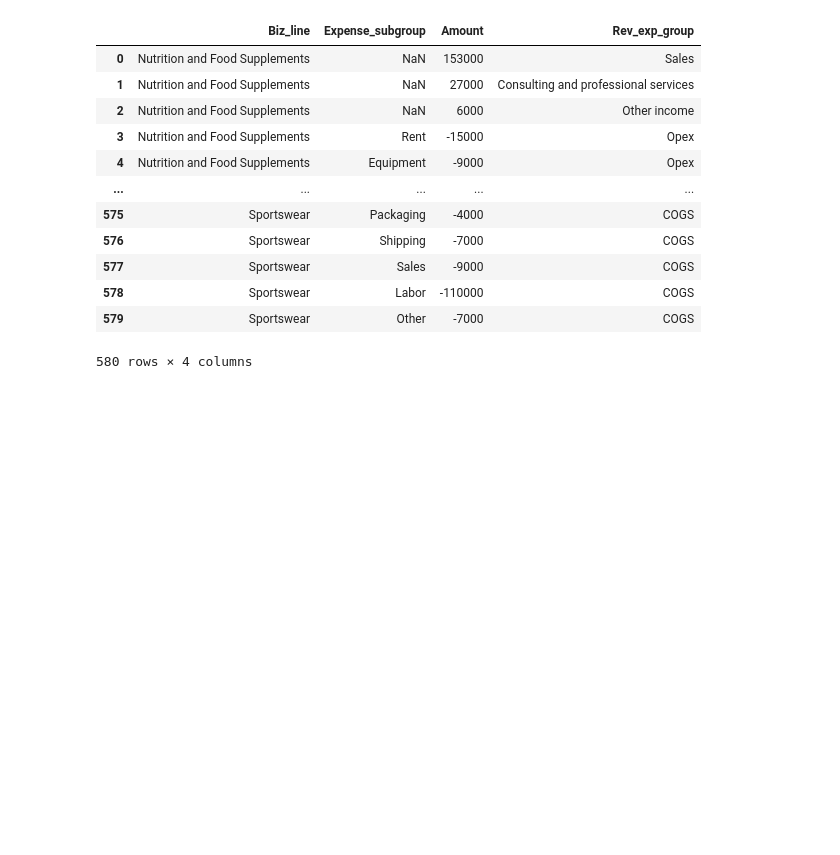
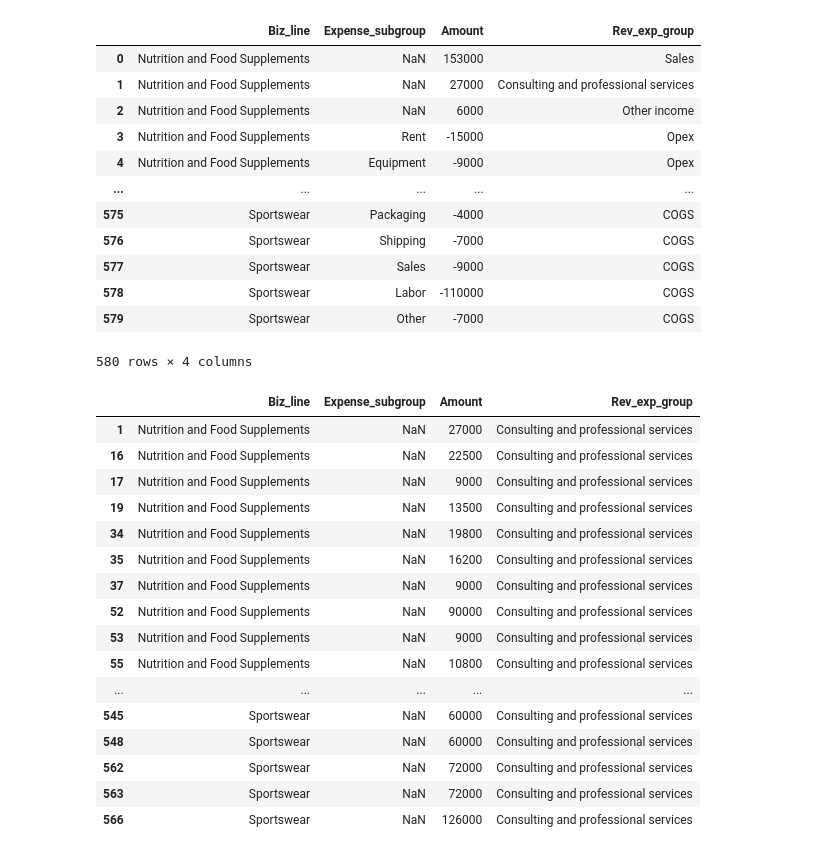
Before and after one commit to djibril968/Python_projects, a Jupyter notebook: Onyx_Financial_Analysis.ipynb, the cells around one changed output. Drawn from its saved outputs; the diff is of its cells as text; code cells hidden in the pictures; blank space fills up the shorter version.

```diff
--- a/Onyx_Financial_Analysis.ipynb
+++ b/Onyx_Financial_Analysis.ipynb
@@ -210,3 +210,23 @@ Fin_data[['Biz_line', 'Expense_subgroup', 'Amount', 'Rev_exp_group']]
 | 578 | Sportswear | Labor | -110000 | COGS |
 | 579 | Sportswear | Other | -7000 | COGS |
 580 rows × 4 columns
+# %%
+Fin_data.loc[Fin_data['Rev_exp_group'] == 'Consulting and professional services',['Biz_line', 'Expense_subgroup', 'Amount', 'Rev_exp_group']]
+# %% [output]
+|  | Biz_line | Expense_subgroup | Amount | Rev_exp_group |
+| 1 | Nutrition and Food Supplements | NaN | 27000 | Consulting and professional services |
+| 16 | Nutrition and Food Supplements | NaN | 22500 | Consulting and professional services |
+| 17 | Nutrition and Food Supplements | NaN | 9000 | Consulting and professional services |
+| 19 | Nutrition and Food Supplements | NaN | 13500 | Consulting and professional services |
+| 34 | Nutrition and Food Supplements | NaN | 19800 | Consulting and professional services |
+| 35 | Nutrition and Food Supplements | NaN | 16200 | Consulting and professional services |
+| 37 | Nutrition and Food Supplements | NaN | 9000 | Consulting and professional services |
+| 52 | Nutrition and Food Supplements | NaN | 90000 | Consulting and professional services |
+| 53 | Nutrition and Food Supplements | NaN | 9000 | Consulting and professional services |
+| 55 | Nutrition and Food Supplements | NaN | 10800 | Consulting and professional services |
+| ... | ... | ... | ... | ... |
+| 545 | Sportswear | NaN | 60000 | Consulting and professional services |
+| 548 | Sportswear | NaN | 60000 | Consulting and professional services |
+| 562 | Sportswear | NaN | 72000 | Consulting and professional services |
+| 563 | Sportswear | NaN | 72000 | Consulting and professional services |
+| 566 | Sportswear | NaN | 126000 | Consulting and professional services |
```
Also changed, not shown: parts of 4 cells of this notebook, 1 other file.
